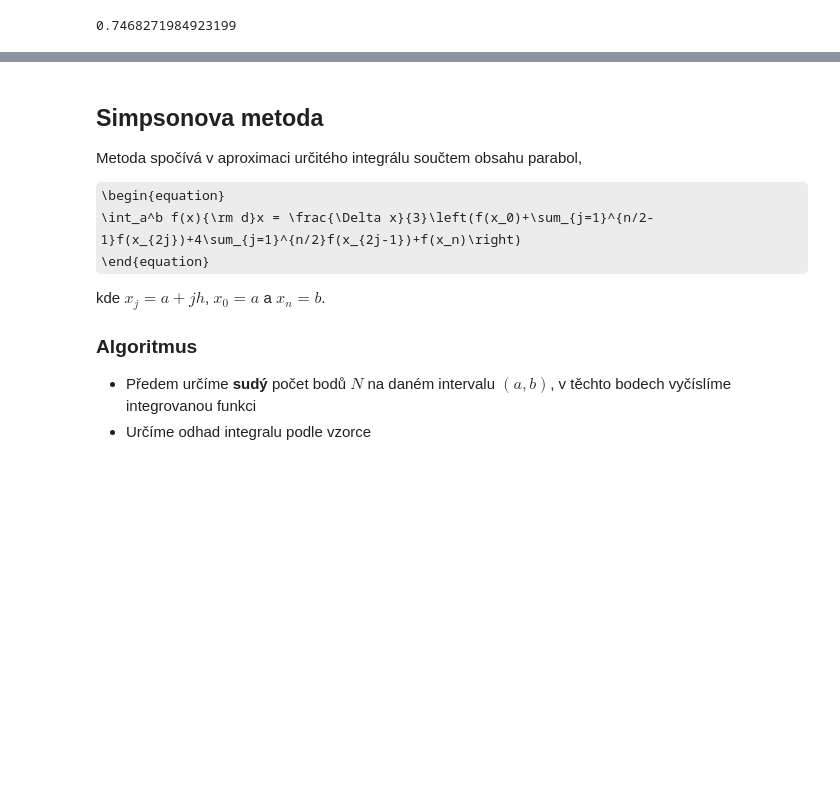
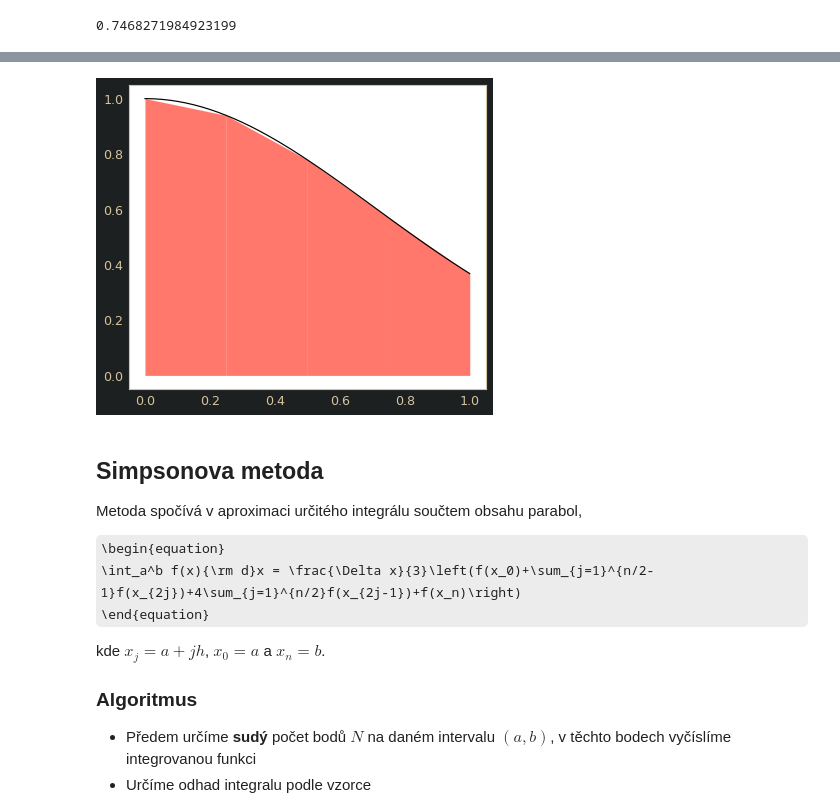
Before and after one commit to astroviki/NumericalMethods, a Jupyter notebook: Integrace.ipynb, the cells around one changed output, grey strips where cells are left out. Drawn from its saved outputs; the diff is of its cells as text; code cells hidden in the pictures; some formulas as TeX source; blank space fills up the shorter version.

```diff
--- a/Integrace.ipynb
+++ b/Integrace.ipynb
@@ -95,6 +107,30 @@ které tvoří na daném intervalu $(a,b)$ sada $N$ ekvidistantních bodů.
 
 * Stanovíme počet bodů $N$ na daném intervalu $(a,b)$, v těchto bodech vyčíslíme integrovanou funkci
 * Určíme odhad integralu podle vzorce $\frac{b-a}{2N}\left(f(x_1)+2f(x_2)+2f(x_3)+\dots 2f(x_N)+f(x_{N+1})\right)$
+# %%
+a = 0    # left interval
+b = 1    # right interval
+N = 4 # number of points
+
+# Definition of function
+def fce(x):
+  return np.exp(-x**2)
+
+# Points for rectangle calculation
+x = np.linspace(a,b,N+1)
+
+# Points of graph
+x_plot = np.linspace(a,b,10*N+1)
+y_plot = fce(x_plot)
+
+plt.plot(x_plot,y_plot,'black')
+ax = plt.gca()
+ax.set_facecolor('w')
+ax.grid(False)
+for i in range(N):
+  plt.fill_between([x[i],x[i+1]],[fce(x[i]),fce(x[i+1])],color=(1.0, 0.47, 0.42),linewidth=0.1,edgecolor='black')
+# %% [output]
+[figure, added]
 # %%
 def trapz(f,a,b,N=50):
     '''Approximate the integral of f(x) from a to b by the trapezoid rule.
```
Also changed, not shown: parts of 3 cells of this notebook.
